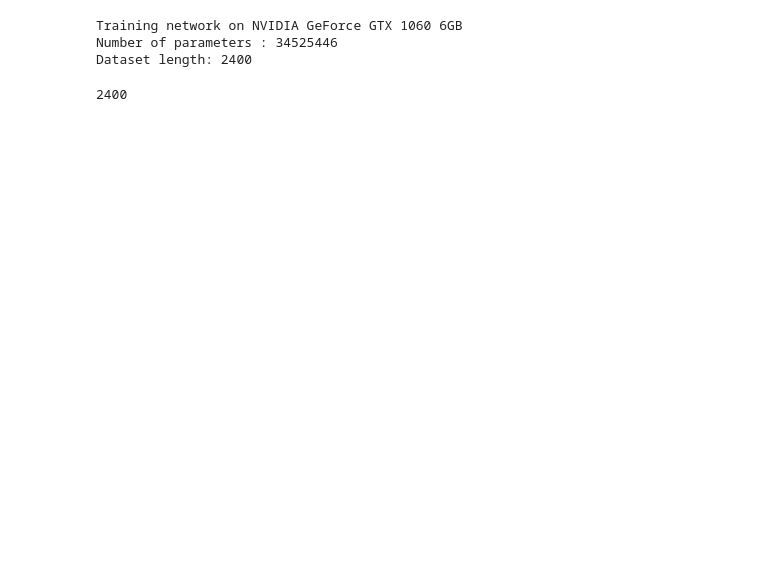
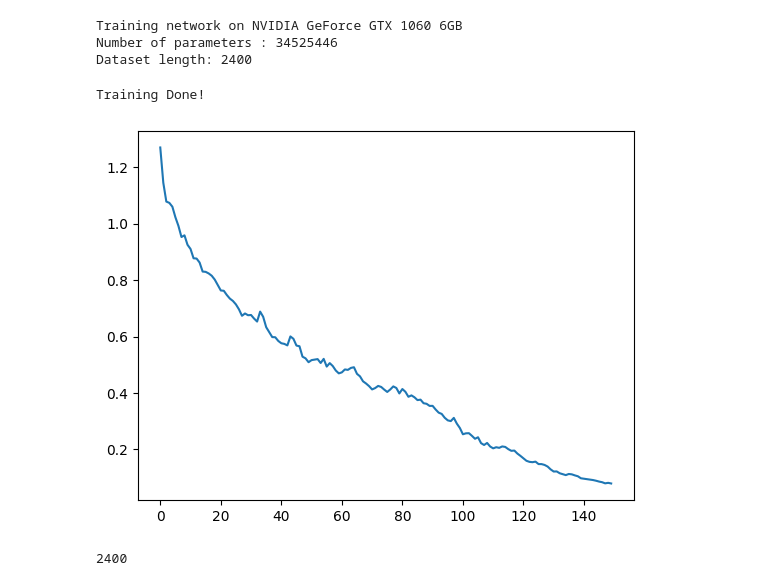
Before and after one commit to theElandor/CVCS, a Jupyter notebook: source/unet/urnet.ipynb, the cells around one changed output. Saved outputs shown, nothing was run; the diff lists cells and outputs as text; code cells hidden in the pictures; blank space fills up the shorter version.

Commit message:
trained urnet for 150 epochs, output looks nice. Can still be improved.

```diff
--- a/source/unet/urnet.ipynb
+++ b/source/unet/urnet.ipynb
@@ -147,6 +147,8 @@ import matplotlib.pyplot as plt
 from PIL import Image
 from torch.utils.data.sampler import SubsetRandomSampler
 from tqdm import tqdm
+
+
 
 class PostDamDataset(Dataset):
 	def __init__(self, img_dir, masks_dir):
@@ -161,12 +163,22 @@ class PostDamDataset(Dataset):
 			(1, 1, 1): 4, # White(impervious surface),
 			(0, 1, 1): 5 # Aqua (low vegetation)
     	}
-		# for index in range(self.__len__()):
-		# 	img_path = os.path.join(self.idir, "Image_{}.tif".format(index))
-		# 	mask_path = os.path.join(self.mdir, "Label_{}.tif".format(index))
-		# 	tif_img = Image.open(img_path)
-		# 	tif_mask = Image.open(mask_path)
-		# 	self.data[index] = (ToTensor()(tif_img), self.convert(ToTensor()(tif_mask)))
+	def iconvert(self, mask):
+		"""
+		Function needed to convert the class label mask needed by CrossEntropy Function
+		to the original mask.
+		input: class label mask, HxW
+		output: original mask, HxWx3
+		"""
+		H,W = mask.shape
+		colors = torch.tensor(list(self.color_to_label.keys())).type(torch.float64)
+		labels = torch.tensor(list(self.color_to_label.values())).type(torch.float64)
+		output = torch.ones(H,W,3).type(torch.float64)
+		for color, label in zip(colors, labels):
+			match = (mask == label)
+			output[match] = color
+		return output
+
 	def convert(self,mask):
 		"""
 		Function needed to convert the RGB (3x300x300) mask into a
@@ -180,7 +192,7 @@ class PostDamDataset(Dataset):
 		reshaped_mask = mask.permute(1, 2, 0).reshape(-1, 3)
 		class_label_mask = torch.zeros(reshaped_mask.shape[0], dtype=torch.long)
 		for color, label in zip(colors, labels):
-			match = (reshaped_mask == color).all(dim=1)
+			match = (reshaped_mask == color.type(torch.float64)).all(dim=1)
 			class_label_mask[match] = label
 		class_label_mask = class_label_mask.reshape(mask.shape[1], mask.shape[2])
 		return class_label_mask
@@ -195,6 +207,11 @@ class PostDamDataset(Dataset):
 		tif_img = Image.open(img_path)
 		tif_mask = Image.open(mask_path)
 		return (ToTensor()(tif_img), self.convert(ToTensor()(tif_mask)), idx)
+
+# dataset = PostDamDataset("C:\\Users\\eros\\CVCS\\dataset\\Cropped_Postdam\\Postdam\\Images", "C:\\Users\\eros\\CVCS\\dataset\\Cropped_Postdam\\Postdam\\Labels")
+# image,mask,index = dataset.__getitem__(841)
+# original_mask = dataset.iconvert(mask)
+# plt.imshow(original_mask)
 # %%
 #dataset = PostDamDataset("/content/drive/MyDrive/Postdam/Images", "/content/drive/MyDrive/Postdam/Labels")
 dataset = PostDamDataset("C:\\Users\\eros\\CVCS\\dataset\\Cropped_Postdam\\Postdam\\Images", "C:\\Users\\eros\\CVCS\\dataset\\Cropped_Postdam\\Postdam\\Labels")
@@ -232,32 +249,35 @@ crit = nn.CrossEntropyLoss()
 opt = torch.optim.SGD(net.parameters(), lr=0.0001, momentum=0.999)
 # %%
 #LOAD MODEL
-net = torch.load("C:\\Users\\eros\\Desktop\\Models\\urnet1.pt")
+#net = torch.load("C:\\Users\\eros\\Desktop\\Models\\urnet1.pt")
 # %%
 #TRAINING LOOP
-epochs = 50
+epochs = 150
 loss_values = []
 for epoch in range(epochs):
     cumulative_loss = 0
     tot = 0
     pbar = tqdm(total=len(train_loader), desc=f'Epoch {epoch}')
     net.train()
     for batch_index, (image, mask, _) in enumerate(train_loader):
         tot+=1
         image, mask = image.to(device), mask.to(device)
         mask_pred = net(image)
         loss = crit(mask_pred, mask)
         cumulative_loss += loss.item()
         opt.zero_grad()
         loss.backward()
         opt.step()
         pbar.update(1)
         pbar.set_postfix({'Loss': cumulative_loss/tot})
     pbar.close()
     loss_values.append(cumulative_loss/tot)
 print("Training Done!")
 plt.plot(loss_values)
 plt.show()
+# %% [output]
+Training Done!
+[figure, added]
 # %%
 print(len(validation_loader.dataset))
 with torch.no_grad():
```
Also changed, not shown: parts of 5 cells of this notebook, 9 other files.
